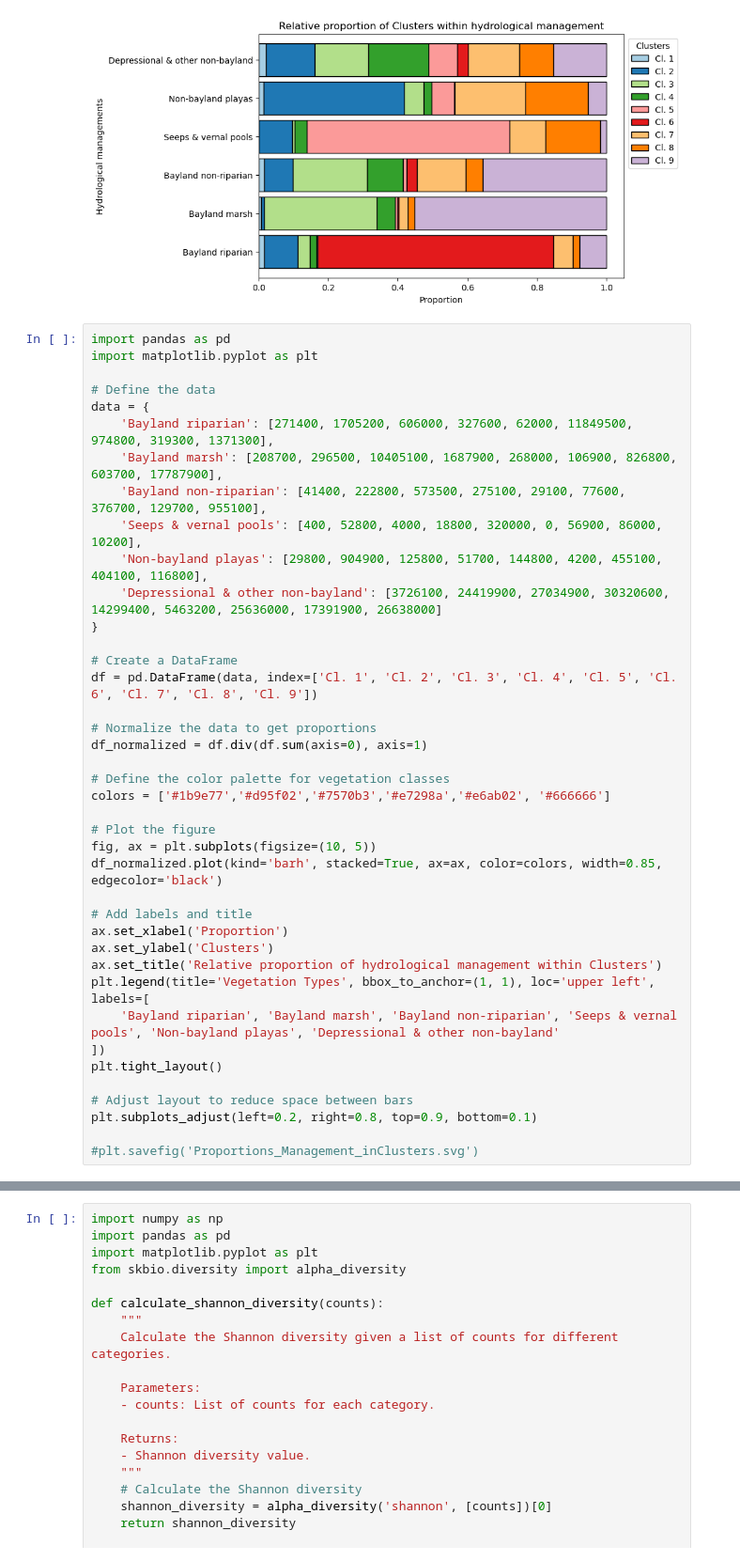
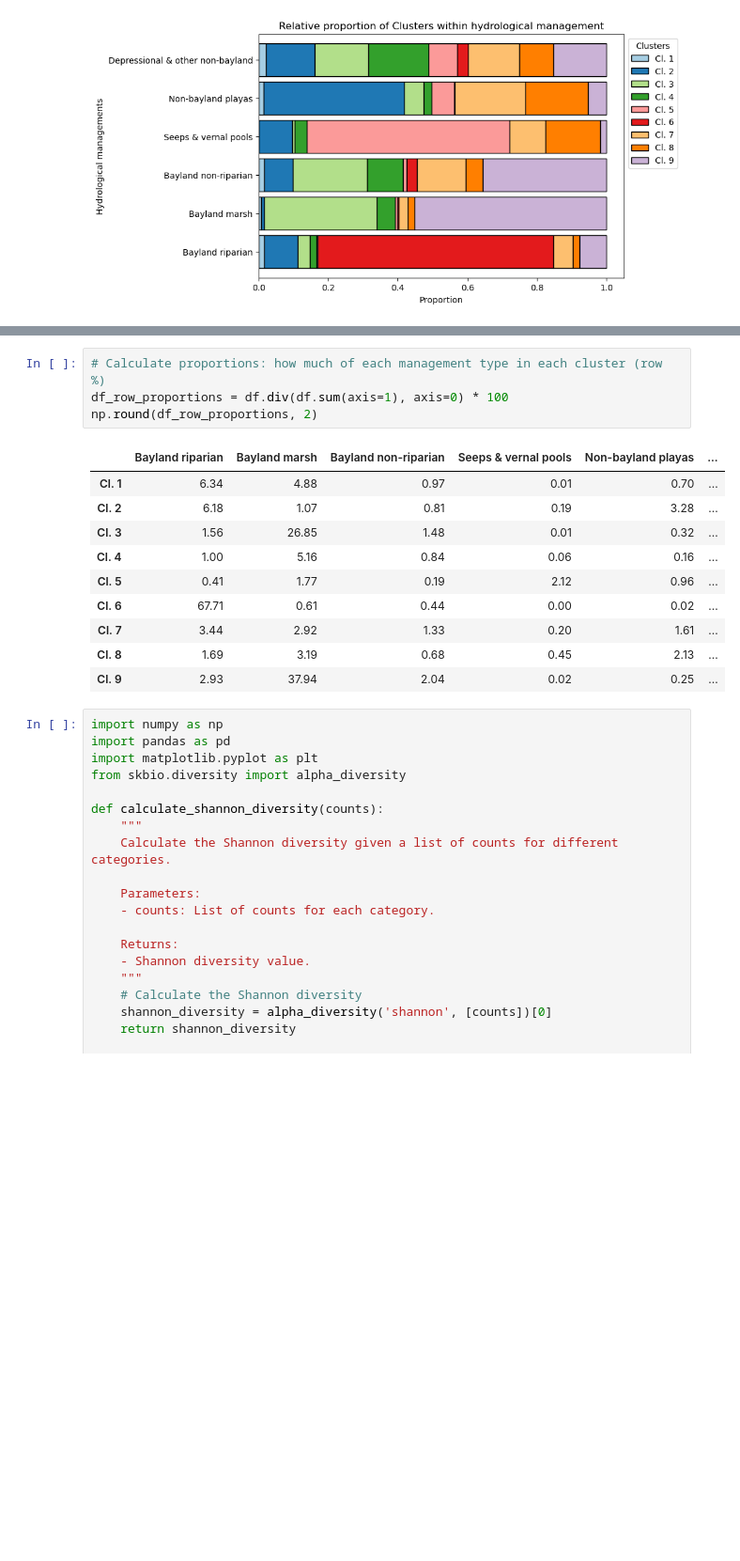
Before and after one commit to JavierLopatin/Wetland_Phenology_Python, a Jupyter notebook: 7_diversity.ipynb, the cells around one changed output, grey strips where cells are left out. Shown at 94% size. Cells and saved outputs as stored; diff of their text form; blank space fills up the shorter version.

Commit message:
add percentage tables and save workspace

```diff
--- a/7_diversity.ipynb
+++ b/7_diversity.ipynb
@@ -538,43 +534,3 @@ plt.subplots_adjust(left=0.2, right=0.8, top=0.9, bottom=0.1)
 #plt.savefig('Proportions_inManagement.svg')
 # %% [output]
 [figure]
-# %%
-import pandas as pd
-import matplotlib.pyplot as plt
-
-# Define the data
-data = {
-    'Bayland riparian': [271400, 1705200, 606000, 327600, 62000, 11849500, 974800, 319300, 1371300],
-    'Bayland marsh': [208700, 296500, 10405100, 1687900, 268000, 106900, 826800, 603700, 17787900],
-    'Bayland non-riparian': [41400, 222800, 573500, 275100, 29100, 77600, 376700, 129700, 955100],
-    'Seeps & vernal pools': [400, 52800, 4000, 18800, 320000, 0, 56900, 86000, 10200],
-    'Non-bayland playas': [29800, 904900, 125800, 51700, 144800, 4200, 455100, 404100, 116800],
-    'Depressional & other non-bayland': [3726100, 24419900, 27034900, 30320600, 14299400, 5463200, 25636000, 17391900, 26638000]
-}
-
-# Create a DataFrame
-df = pd.DataFrame(data, index=['Cl. 1', 'Cl. 2', 'Cl. 3', 'Cl. 4', 'Cl. 5', 'Cl. 6', 'Cl. 7', 'Cl. 8', 'Cl. 9'])
-
-# Normalize the data to get proportions
-df_normalized = df.div(df.sum(axis=0), axis=1)
-
-# Define the color palette for vegetation classes
-colors = ['#1b9e77','#d95f02','#7570b3','#e7298a','#e6ab02', '#666666']
-
-# Plot the figure
-fig, ax = plt.subplots(figsize=(10, 5))
-df_normalized.plot(kind='barh', stacked=True, ax=ax, color=colors, width=0.85, edgecolor='black')
-
-# Add labels and title
-ax.set_xlabel('Proportion')
-ax.set_ylabel('Clusters')
-ax.set_title('Relative proportion of hydrological management within Clusters')
-plt.legend(title='Vegetation Types', bbox_to_anchor=(1, 1), loc='upper left', labels=[
-    'Bayland riparian', 'Bayland marsh', 'Bayland non-riparian', 'Seeps & vernal pools', 'Non-bayland playas', 'Depressional & other non-bayland'
-])
-plt.tight_layout()
-
-# Adjust layout to reduce space between bars
-plt.subplots_adjust(left=0.2, right=0.8, top=0.9, bottom=0.1)
-
-#plt.savefig('Proportions_Management_inClusters.svg')
@@ -583,3 +537,18 @@ plt.subplots_adjust(left=0.2, right=0.8, top=0.9, bottom=0.1)
+# %%
+# Calculate proportions: how much of each management type in each cluster (row %)
+df_row_proportions = df.div(df.sum(axis=1), axis=0) * 100
+np.round(df_row_proportions, 2)
+# %% [output]
+|  | Bayland riparian | Bayland marsh | Bayland non-riparian | Seeps & vernal pools | Non-bayland playas | ... |
+| Cl. 1 | 6.34 | 4.88 | 0.97 | 0.01 | 0.70 | ... |
+| Cl. 2 | 6.18 | 1.07 | 0.81 | 0.19 | 3.28 | ... |
+| Cl. 3 | 1.56 | 26.85 | 1.48 | 0.01 | 0.32 | ... |
+| Cl. 4 | 1.00 | 5.16 | 0.84 | 0.06 | 0.16 | ... |
+| Cl. 5 | 0.41 | 1.77 | 0.19 | 2.12 | 0.96 | ... |
+| Cl. 6 | 67.71 | 0.61 | 0.44 | 0.00 | 0.02 | ... |
+| Cl. 7 | 3.44 | 2.92 | 1.33 | 0.20 | 1.61 | ... |
+| Cl. 8 | 1.69 | 3.19 | 0.68 | 0.45 | 2.13 | ... |
+| Cl. 9 | 2.93 | 37.94 | 2.04 | 0.02 | 0.25 | ... |
 # %%
 import numpy as np
 import pandas as pd
```
Also changed, not shown: parts of 13 cells of this notebook, 1 other file.
